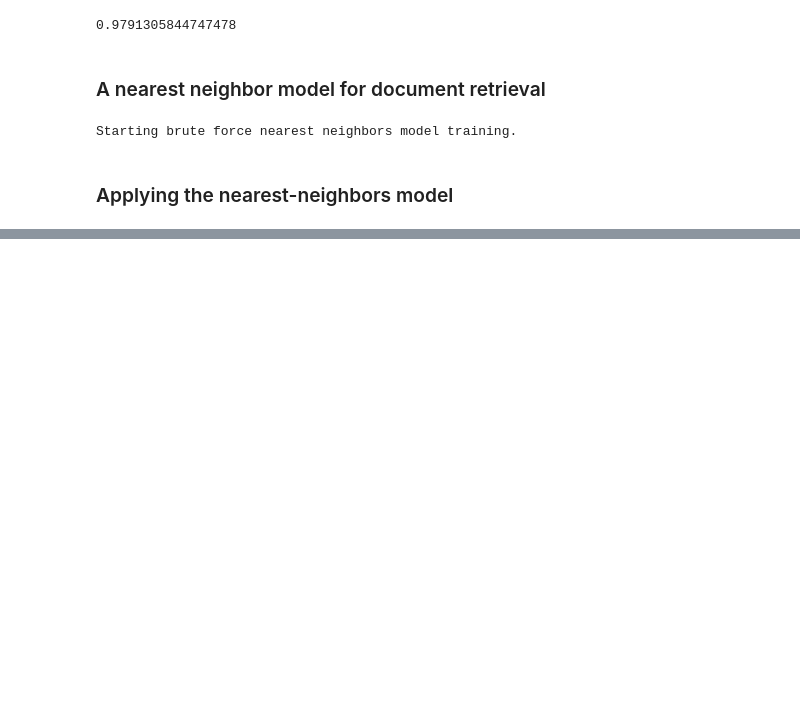
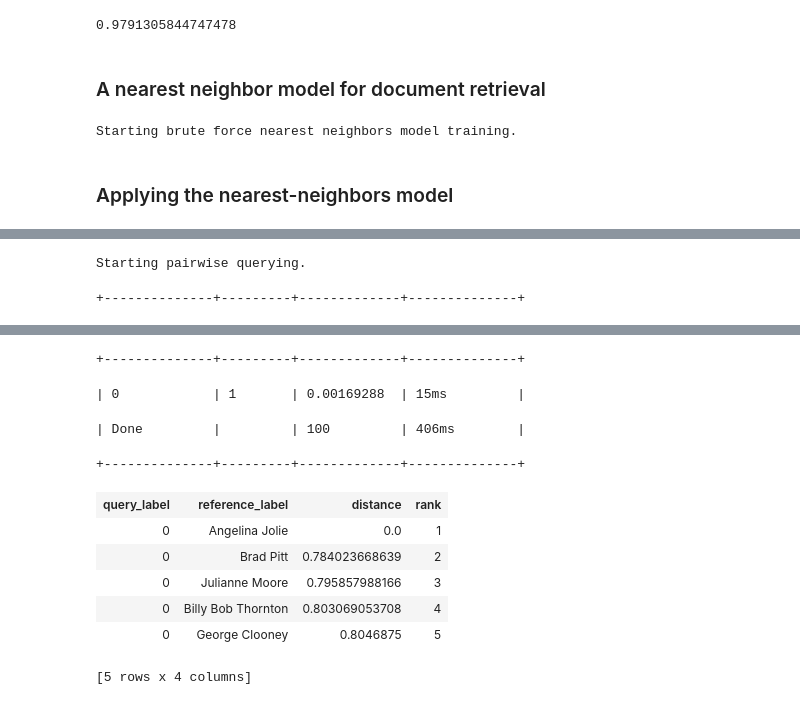
Before and after one commit to mavricek/coursera_ml, a Jupyter notebook: Course1/Wk4/Programming Assignment & Follow-along for Document Retrieval.ipynb, the cells around one changed output, grey strips where cells are left out. Saved outputs shown, nothing was run; the diff lists cells and outputs as text; code cells hidden in the pictures; blank space fills up the shorter version.

```diff
--- a/Course1/Wk4/Programming Assignment & Follow-along for Document Retrieval.ipynb
+++ b/Course1/Wk4/Programming Assignment & Follow-along for Document Retrieval.ipynb
@@ -168,0 +189,5 @@ Starting pairwise querying.
+# %%
+knn_model.query(people[people['name'] == 'Angelina Jolie'])
+# %% [output]
+Starting pairwise querying.
++--------------+---------+-------------+--------------+
@@ -168,0 +195,11 @@ Starting pairwise querying.
++--------------+---------+-------------+--------------+
+| 0            | 1       | 0.00169288  | 15ms         |
+| Done         |         | 100         | 406ms        |
++--------------+---------+-------------+--------------+
+| query_label | reference_label | distance | rank |
+| 0 | Angelina Jolie | 0.0 | 1 |
+| 0 | Brad Pitt | 0.784023668639 | 2 |
+| 0 | Julianne Moore | 0.795857988166 | 3 |
+| 0 | Billy Bob Thornton | 0.803069053708 | 4 |
+| 0 | George Clooney | 0.8046875 | 5 |
+[5 rows x 4 columns]
```
Also changed, not shown: parts of 28 cells of this notebook.
